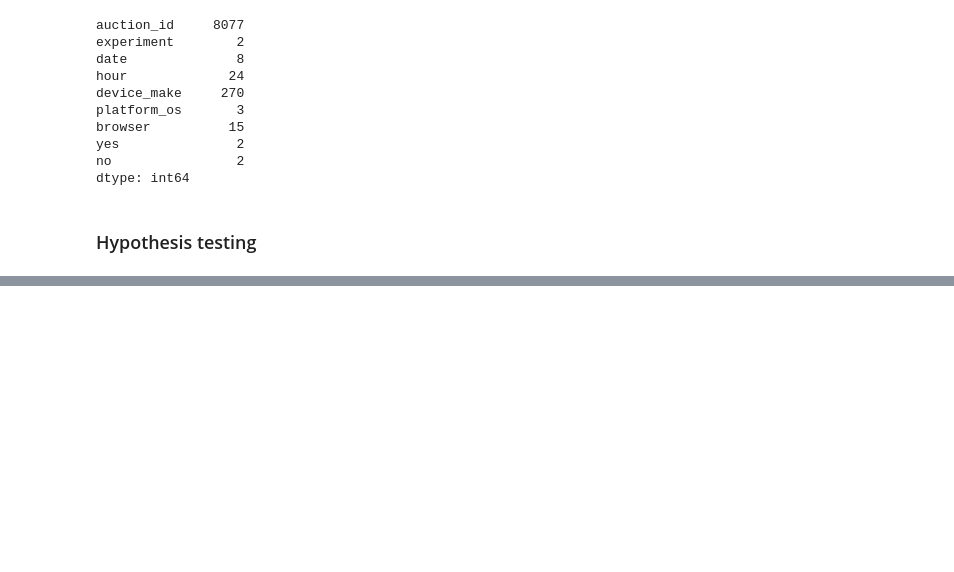
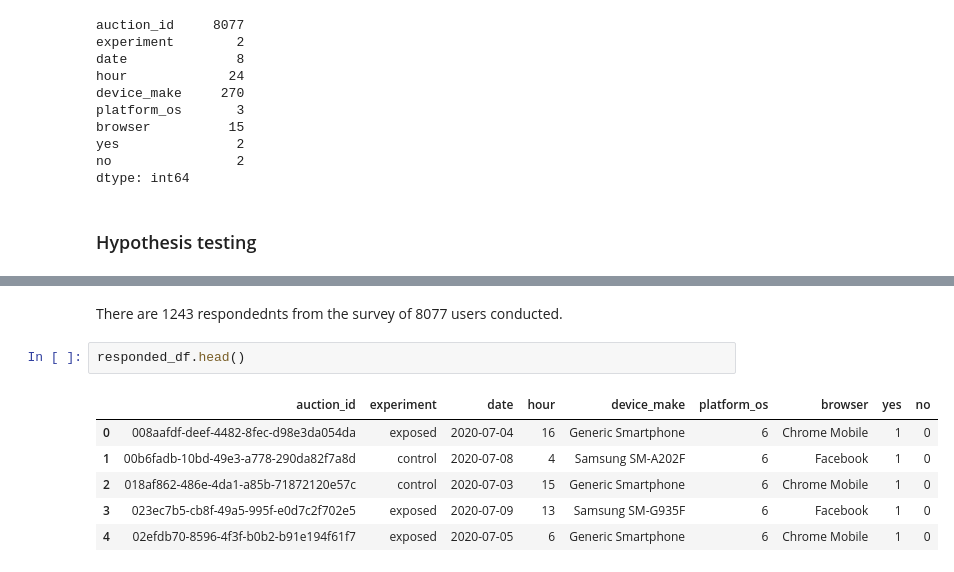
Before and after one commit to khaiyra/smartad-campaign-performance, a Jupyter notebook: notebook/SmartAd.ipynb, the cells around one changed output, grey strips where cells are left out. Drawn from its saved outputs; the diff is of its cells as text; blank space fills up the shorter version.

```diff
--- a/notebook/SmartAd.ipynb
+++ b/notebook/SmartAd.ipynb
@@ -151 +158,12 @@ dtype: int64
+# %% [markdown]
+There are 1243 respondednts from the survey of 8077 users conducted.
+# %%
+responded_df.head()
+# %% [output]
+|  | auction_id | experiment | date | hour | device_make | platform_os | browser | yes | no |
+| 0 | 008aafdf-deef-4482-8fec-d98e3da054da | exposed | 2020-07-04 | 16 | Generic Smartphone | 6 | Chrome Mobile | 1 | 0 |
+| 1 | 00b6fadb-10bd-49e3-a778-290da82f7a8d | control | 2020-07-08 | 4 | Samsung SM-A202F | 6 | Facebook | 1 | 0 |
+| 2 | 018af862-486e-4da1-a85b-71872120e57c | control | 2020-07-03 | 15 | Generic Smartphone | 6 | Chrome Mobile | 1 | 0 |
+| 3 | 023ec7b5-cb8f-49a5-995f-e0d7c2f702e5 | exposed | 2020-07-09 | 13 | Samsung SM-G935F | 6 | Facebook | 1 | 0 |
+| 4 | 02efdb70-8596-4f3f-b0b2-b91e194f61f7 | exposed | 2020-07-05 | 6 | Generic Smartphone | 6 | Chrome Mobile | 1 | 0 |
 # %%
```
Also changed, not shown: parts of 16 cells of this notebook.
